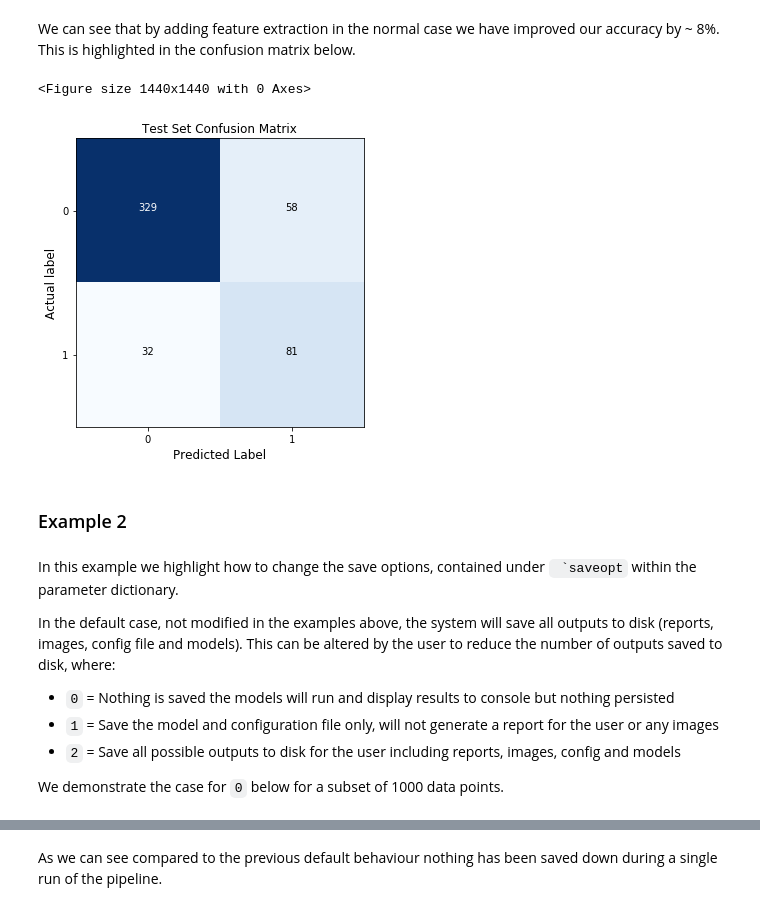
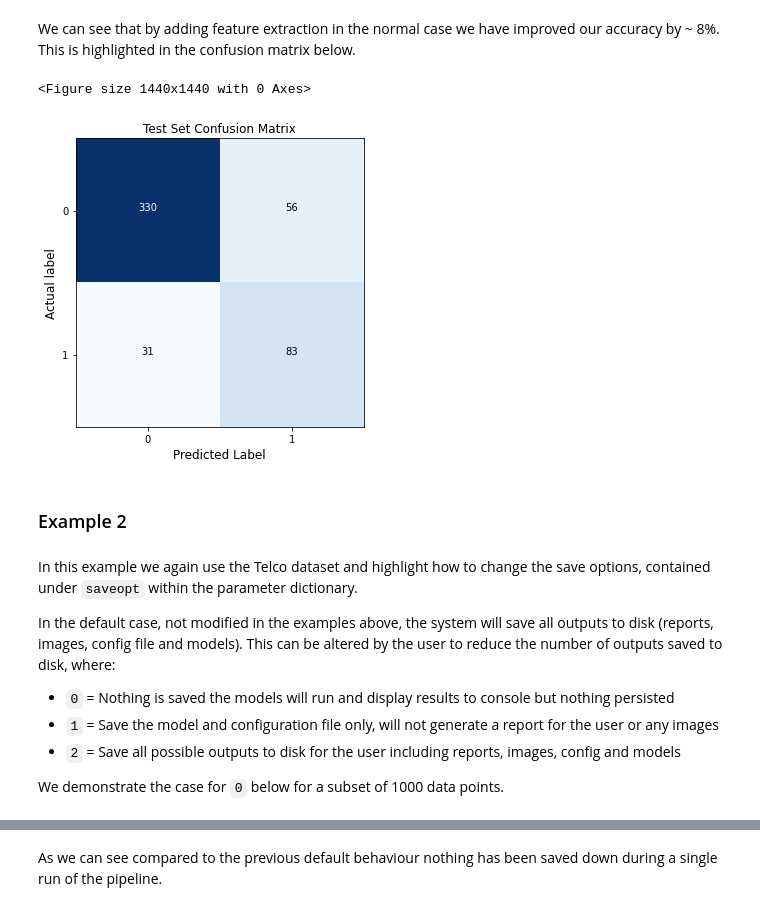
Before and after one commit to dmorgankx/mlnotebooks, a Jupyter notebook: notebooks/10 Automated Machine Learning.ipynb, the cells around one changed output, grey strips where cells are left out. Cells and saved outputs as stored; diff of their text form; code cells hidden in the pictures.

````diff
--- a/notebooks/10 Automated Machine Learning.ipynb
+++ b/notebooks/10 Automated Machine Learning.ipynb
@@ -499,14 +499,14 @@ Accuracy on custom model run using held-out data : 0.82
 # %% [markdown]
 We can see that by adding feature extraction in the normal case we have improved our accuracy by ~ 8%. This is highlighted in the confusion matrix below.
 # %%
-displayCM[value .ml.confmat[inputs`ytest;pred];`0`1;"Test Set Confusion Matrix";()];
+displayCM[value .ml.confmat[telcoInputs`ytest;pred];`0`1;"Test Set Confusion Matrix";()];
 # %% [output]
 <Figure size 1440x1440 with 0 Axes>
-[figure, old version]
+[figure, new version]
 # %% [markdown]
 ### Example 2
 # %% [markdown]
-In this example we highlight how to change the save options, contained under ``` `saveopt``` within the parameter dictionary.
+In this example we again use the Telco dataset and highlight how to change the save options, contained under `saveopt` within the parameter dictionary.
 
 In the default case, not modified in the examples above, the system will save all outputs to disk (reports, images, config file and models). This can be altered by the user to reduce the number of outputs saved to disk, where:
 
````
Also changed, not shown: parts of 53 cells of this notebook.
